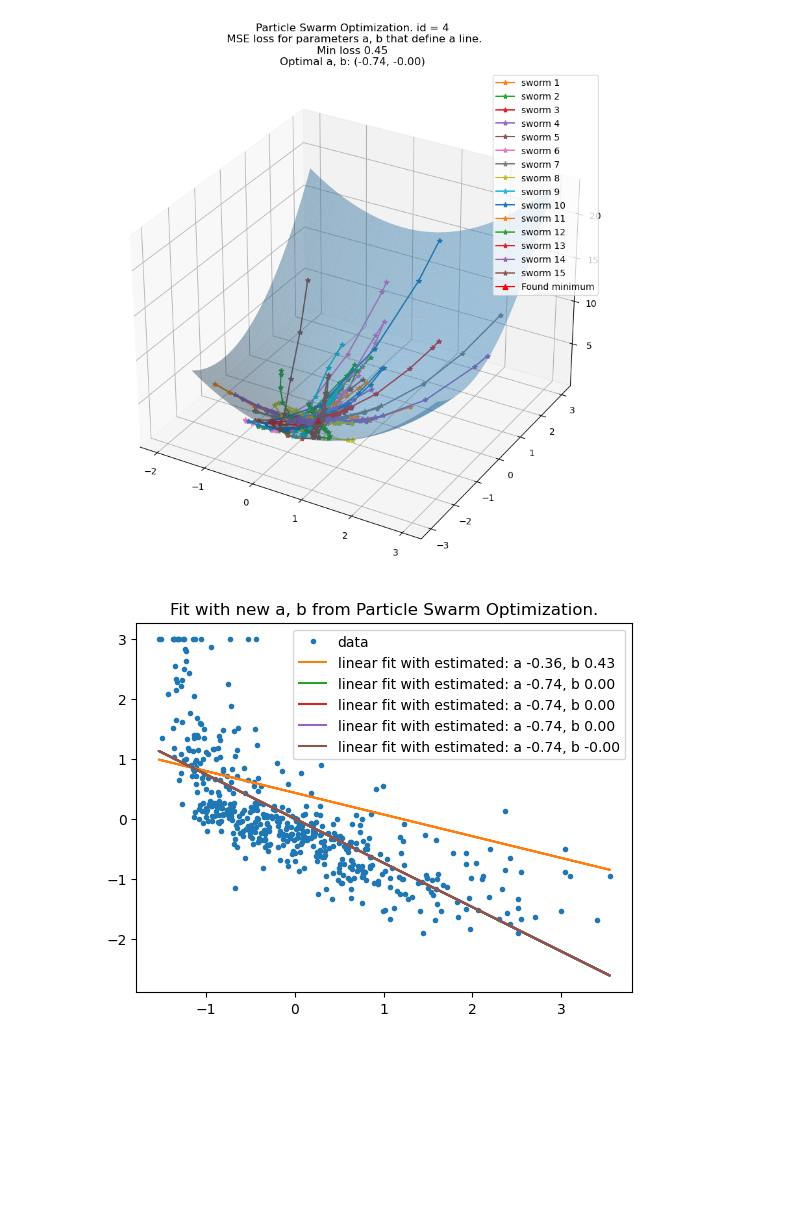
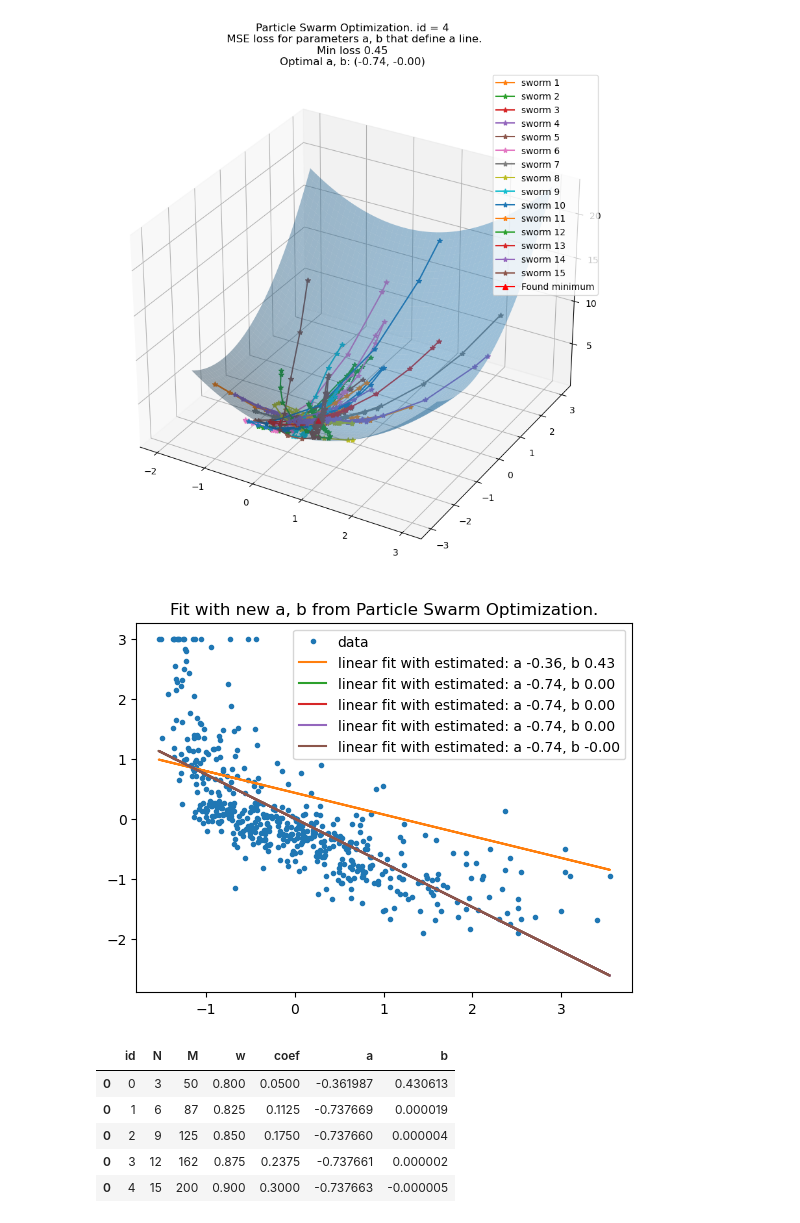
Before and after one commit to Endakota/PSO-testing, a Jupyter notebook: PSO_Testing.ipynb, the cells around one changed output. Drawn from its saved outputs; the diff is of its cells as text; code cells hidden in the pictures; blank space fills up the shorter version.

```diff
--- a/PSO_Testing.ipynb
+++ b/PSO_Testing.ipynb
@@ -286,12 +286,19 @@ RUNNING WITH PARAMETERS N = 15, M = 200,w = 0.9, c1,c2 = 0.3
 # %%
 results
 xs, ys = data
 plt.plot(xs, ys, '.', label='data')
 for i in range(len(results["a"].to_list())):
     a_est, b_est = results["a"].to_list()[i], results["b"].to_list()[i]
     plt.plot(xs, b_est + a_est * xs, '-', label='linear fit with estimated: a %0.2f, b %0.2f' % (a_est, b_est))
 plt.title('Fit with new a, b from Particle Swarm Optimization.')
 plt.legend()
 plt.show()
+results
 # %% [output]
 [figure]
+|  | id | N | M | w | coef | a | b |
+| 0 | 0 | 3 | 50 | 0.800 | 0.0500 | -0.361987 | 0.430613 |
+| 0 | 1 | 6 | 87 | 0.825 | 0.1125 | -0.737669 | 0.000019 |
+| 0 | 2 | 9 | 125 | 0.850 | 0.1750 | -0.737660 | 0.000004 |
+| 0 | 3 | 12 | 162 | 0.875 | 0.2375 | -0.737661 | 0.000002 |
+| 0 | 4 | 15 | 200 | 0.900 | 0.3000 | -0.737663 | -0.000005 |
```
Also changed, not shown: parts of 2 cells of this notebook.
